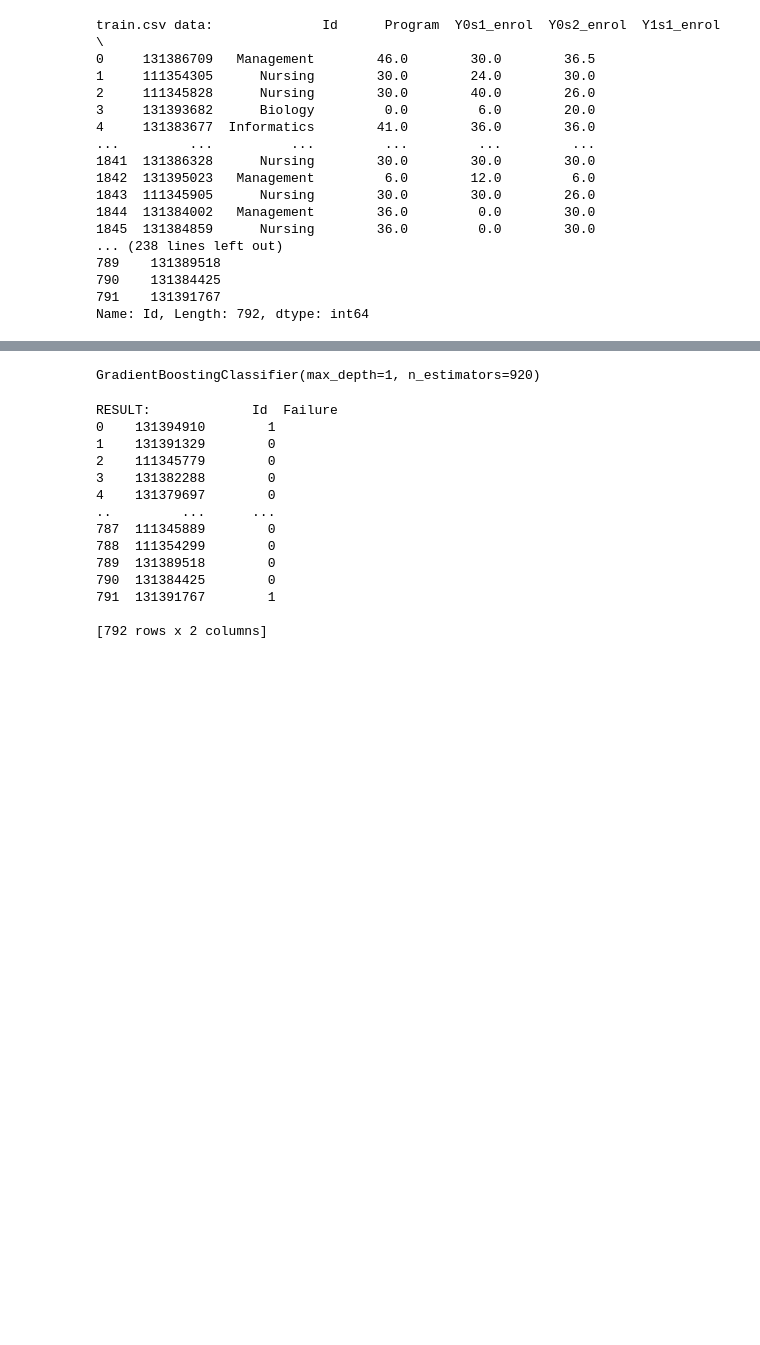
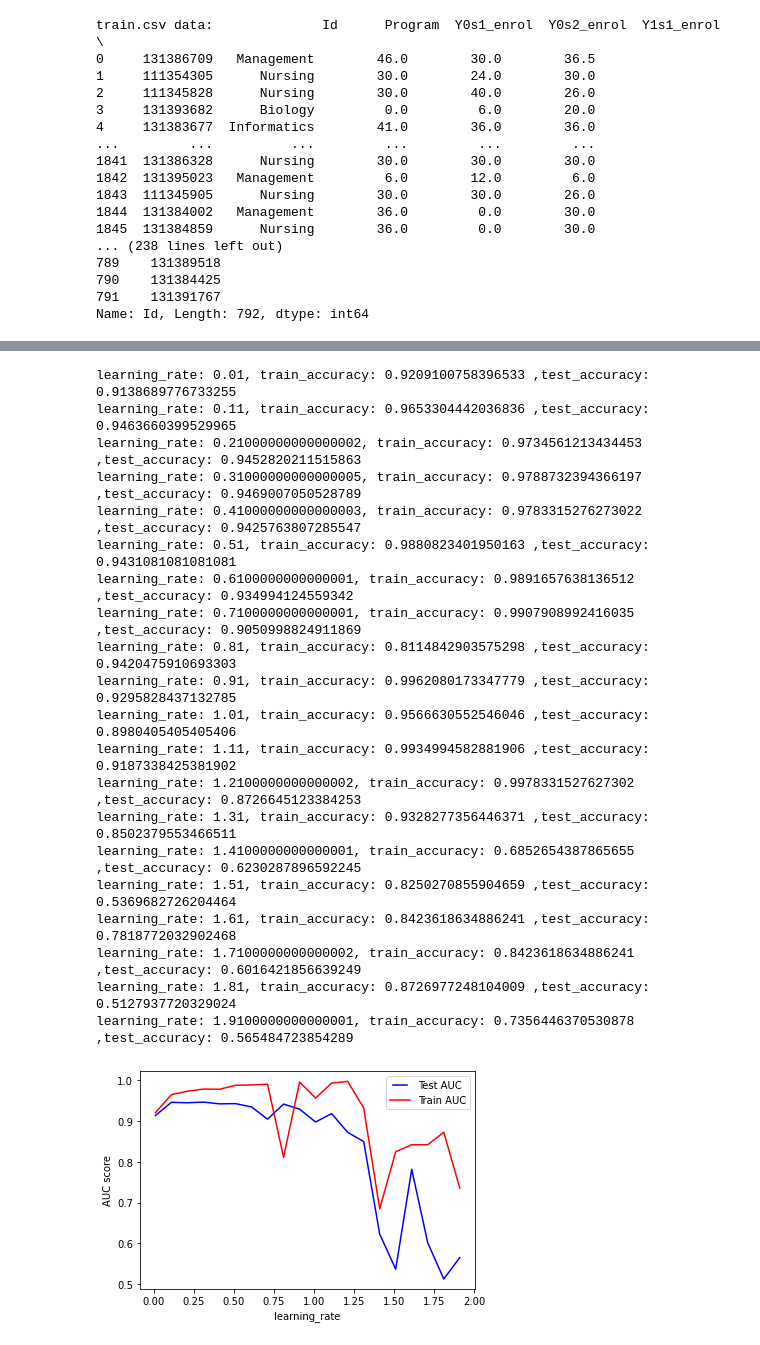
Before and after one commit to MiguelNdeCarvalho/AA-Work2, a Jupyter notebook: student-success-uevora.ipynb, the cells around one changed output, grey strips where cells are left out. Drawn from its saved outputs; the diff is of its cells as text; code cells hidden in the pictures; blank space fills up the shorter version.

```diff
--- a/student-success-uevora.ipynb
+++ b/student-success-uevora.ipynb
@@ -96,4 +110,0 @@ accuracy: 0.9463660399529964
-# %%
-clf.fit(x_train, y_train.values.ravel())
-# %% [output]
-GradientBoostingClassifier(max_depth=1, n_estimators=920)
@@ -102,23 +111,48 @@ result = clf.predict(x_test)
-# %%
-result = pd.DataFrame(data=result)
-result.columns = ['Failure']
-result.insert(loc=0,column ='Id',value=id_column)
-
-print(f"RESULT: {result}")
-
-result.to_csv(r'result.csv', index = False)
-# %% [output]
-RESULT:             Id  Failure
-0    131394910        1
-1    131391329        0
-2    111345779        0
-3    131382288        0
-4    131379697        0
-..         ...      ...
-787  111345889        0
-788  111354299        0
-789  131389518        0
-790  131384425        0
-791  131391767        1
-
-[792 rows x 2 columns]
+# %%
+min_learning = 0.01
+max_learning = 1
+inc_learning = int((max_learning-min_learning)/10)
+n_learning = np.arange(min_learning,max_learning+1,0.10)
+vali_results = []
+train_results = []
+
+for learning in n_learning:
+    model = GradientBoostingClassifier(n_estimators=138,learning_rate=learning, max_depth=3, min_samples_split=0.7, min_samples_leaf=7, max_features=8)
+    scores = cross_val_score(model, x_train, y_train.values.ravel(), cv=10, scoring='accuracy')
+    model.fit(x_train,y_train.values.ravel())
+    train_score = model.score(x_train,y_train)
+    train_results.append(train_score)
+    vali_results.append(scores.mean())
+    print(f"learning_rate: {learning}, train_accuracy: {train_score} ,test_accuracy: {scores.mean()}")
+
+
+from matplotlib.legend_handler import HandlerLine2D
+
+line1, = plt.plot(n_learning, vali_results, 'b', label="Test AUC")
+line2, = plt.plot(n_learning, train_results , 'r', label="Train AUC")
+plt.legend(handler_map={line1: HandlerLine2D(numpoints=2)})
+plt.ylabel("AUC score")
+plt.xlabel('learning_rate')
+plt.show()
+# %% [output]
+learning_rate: 0.01, train_accuracy: 0.9209100758396533 ,test_accuracy: 0.9138689776733255
+learning_rate: 0.11, train_accuracy: 0.9653304442036836 ,test_accuracy: 0.9463660399529965
+learning_rate: 0.21000000000000002, train_accuracy: 0.9734561213434453 ,test_accuracy: 0.9452820211515863
+learning_rate: 0.31000000000000005, train_accuracy: 0.9788732394366197 ,test_accuracy: 0.9469007050528789
+learning_rate: 0.41000000000000003, train_accuracy: 0.9783315276273022 ,test_accuracy: 0.9425763807285547
+learning_rate: 0.51, train_accuracy: 0.9880823401950163 ,test_accuracy: 0.9431081081081081
+learning_rate: 0.6100000000000001, train_accuracy: 0.9891657638136512 ,test_accuracy: 0.934994124559342
+learning_rate: 0.7100000000000001, train_accuracy: 0.9907908992416035 ,test_accuracy: 0.9050998824911869
+learning_rate: 0.81, train_accuracy: 0.8114842903575298 ,test_accuracy: 0.9420475910693303
+learning_rate: 0.91, train_accuracy: 0.9962080173347779 ,test_accuracy: 0.9295828437132785
+learning_rate: 1.01, train_accuracy: 0.9566630552546046 ,test_accuracy: 0.8980405405405406
+learning_rate: 1.11, train_accuracy: 0.9934994582881906 ,test_accuracy: 0.9187338425381902
+learning_rate: 1.2100000000000002, train_accuracy: 0.9978331527627302 ,test_accuracy: 0.8726645123384253
+learning_rate: 1.31, train_accuracy: 0.9328277356446371 ,test_accuracy: 0.8502379553466511
+learning_rate: 1.4100000000000001, train_accuracy: 0.6852654387865655 ,test_accuracy: 0.6230287896592245
+learning_rate: 1.51, train_accuracy: 0.8250270855904659 ,test_accuracy: 0.5369682726204464
+learning_rate: 1.61, train_accuracy: 0.8423618634886241 ,test_accuracy: 0.7818772032902468
+learning_rate: 1.7100000000000002, train_accuracy: 0.8423618634886241 ,test_accuracy: 0.6016421856639249
+learning_rate: 1.81, train_accuracy: 0.8726977248104009 ,test_accuracy: 0.5127937720329024
+learning_rate: 1.9100000000000001, train_accuracy: 0.7356446370530878 ,test_accuracy: 0.565484723854289
+[figure, added]
```
Also changed, not shown: parts of 9 cells of this notebook, 1 other file.
